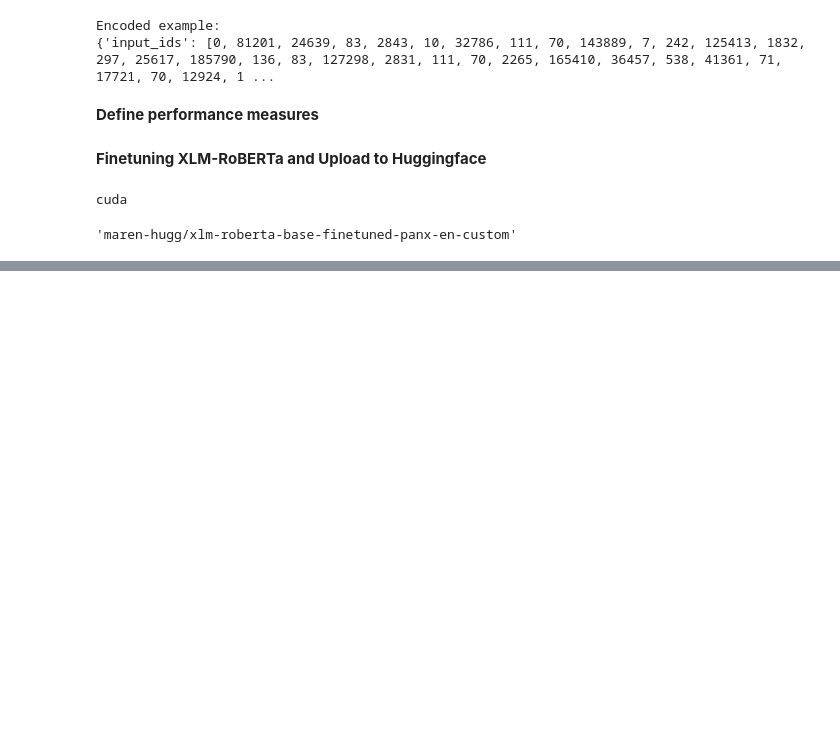
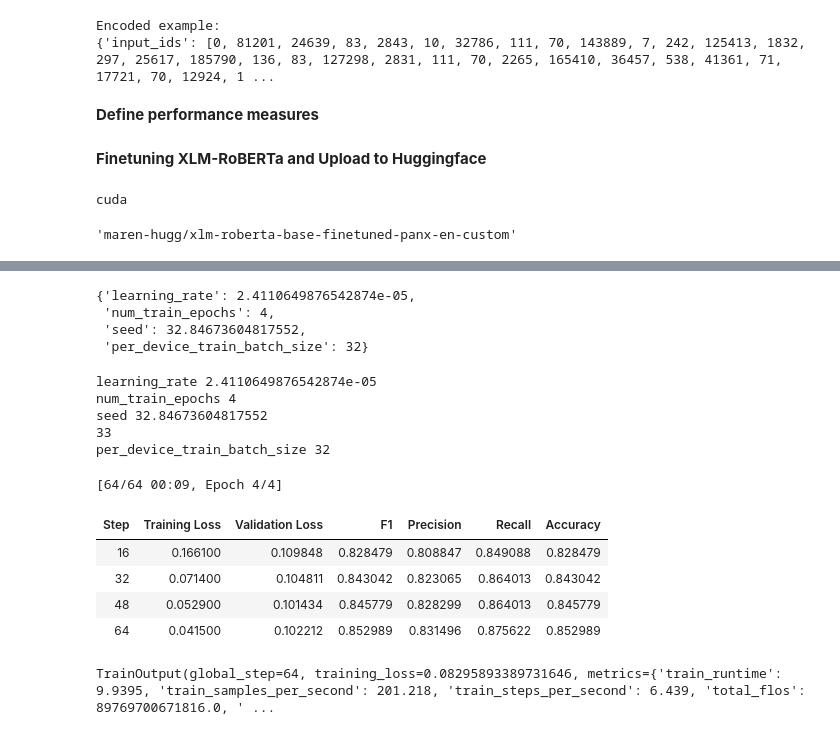
Before and after one commit to marendtz/ModelNER, a Jupyter notebook: XLMR_finetune_pan_and_custom.ipynb, the cells around one changed output, grey strips where cells are left out. Saved outputs shown, nothing was run; the diff lists cells and outputs as text; code cells hidden in the pictures; blank space fills up the shorter version.

Commit message:
Erstellt mit Colaboratory - mit hyperopt

```diff
--- a/XLMR_finetune_pan_and_custom.ipynb
+++ b/XLMR_finetune_pan_and_custom.ipynb
@@ -249,8 +305,8 @@ def compute_metrics(eval_pred):
   return {"f1": f1_score(y_true, y_pred),
           "precision": precision_score(y_true, y_pred),
           "recall": recall_score(y_true, y_pred),
-          "accuracy": f1_score(y_true, y_pred),
-          "classification_report": classification_report(y_true, y_pred, mode='strict', scheme=IOB2)
+          "accuracy": f1_score(y_true, y_pred)
+          #"classification_report": classification_report(y_true, y_pred, mode='strict', scheme=IOB2) # throws error within parameter optimization
           }
 # %% [markdown]
 **Finetuning XLM-RoBERTa and Upload to Huggingface**
@@ -278,7 +334,8 @@ training_args = TrainingArguments(output_dir=model_name, log_level="error", num_
                                   per_device_eval_batch_size=batch_size,
                                   evaluation_strategy="steps", eval_steps=batch_size, # Number of update steps between two evaluations if evaluation_strategy="steps".
                                   save_strategy="steps", save_steps=1e6,
-                                  weight_decay=0.01,
+                                  learning_rate=5e-5, #  The initial learning rate for AdamW optimizer.
+                                  weight_decay=0.01, # The weight decay to apply (if not zero) to all layers except all bias and LayerNorm weights in AdamW optimizer.
                                   disable_tqdm=False,
                                   logging_strategy="steps", logging_steps=batch_size,  # Number of update steps between two logs if logging_strategy="steps".
                                   push_to_hub=True)
@@ -320,0 +384,18 @@ TrainOutput(global_step=96, training_loss=0.06956147899230321, metrics={'train_r
+# %%
+# optimize hyperparameters
+# default objective is the sum of all metrics
+# when metrics are provided, so we have to maximize it.
+from ray.tune.search.hyperopt import HyperOptSearch
+from ray.tune.schedulers import ASHAScheduler
+
+best_trial = trainer.hyperparameter_search(
+    direction="maximize",
+    backend="ray",
+    n_trials=10, # number of trials
+    # Choose among many libraries:
+    # https://docs.ray.io/en/latest/tune/api_docs/suggestion.html
+    search_alg=HyperOptSearch(metric="objective", mode="max"),
+    # Choose among schedulers:
+    # https://docs.ray.io/en/latest/tune/api_docs/schedulers.html
+    scheduler=ASHAScheduler(metric="objective", mode="max")
+)
@@ -321,3 +502,34 @@ TrainOutput(global_step=96, training_loss=0.06956147899230321, metrics={'train_r
+# %%
+# show best run
+best_trial.hyperparameters
+# %% [output]
+{'learning_rate': 2.4110649876542874e-05,
+ 'num_train_epochs': 4,
+ 'seed': 32.84673604817552,
+ 'per_device_train_batch_size': 32}
+# %%
+# load the best trial parameters into the trainer
+for n, v in best_trial.hyperparameters.items():
+  print(n,v)
+  if n == "seed":
+    v= round(v)
+    print(v)
+  setattr(trainer.args, n, v)
+
+trainer.train()
+# %% [output]
+learning_rate 2.4110649876542874e-05
+num_train_epochs 4
+seed 32.84673604817552
+33
+per_device_train_batch_size 32
+[64/64 00:09, Epoch 4/4]
+| Step | Training Loss | Validation Loss | F1 | Precision | Recall | Accuracy |
+| 16 | 0.166100 | 0.109848 | 0.828479 | 0.808847 | 0.849088 | 0.828479 |
+| 32 | 0.071400 | 0.104811 | 0.843042 | 0.823065 | 0.864013 | 0.843042 |
+| 48 | 0.052900 | 0.101434 | 0.845779 | 0.828299 | 0.864013 | 0.845779 |
+| 64 | 0.041500 | 0.102212 | 0.852989 | 0.831496 | 0.875622 | 0.852989 |
+TrainOutput(global_step=64, training_loss=0.08295893389731646, metrics={'train_runtime': 9.9395, 'train_samples_per_second': 201.218, 'train_steps_per_second': 6.439, 'total_flos': 89769700671816.0, ' ...
 # %%
 trainer.push_to_hub(commit_message="Training completed!")
 # %% [output]
```
Also changed, not shown: parts of 16 cells of this notebook.
